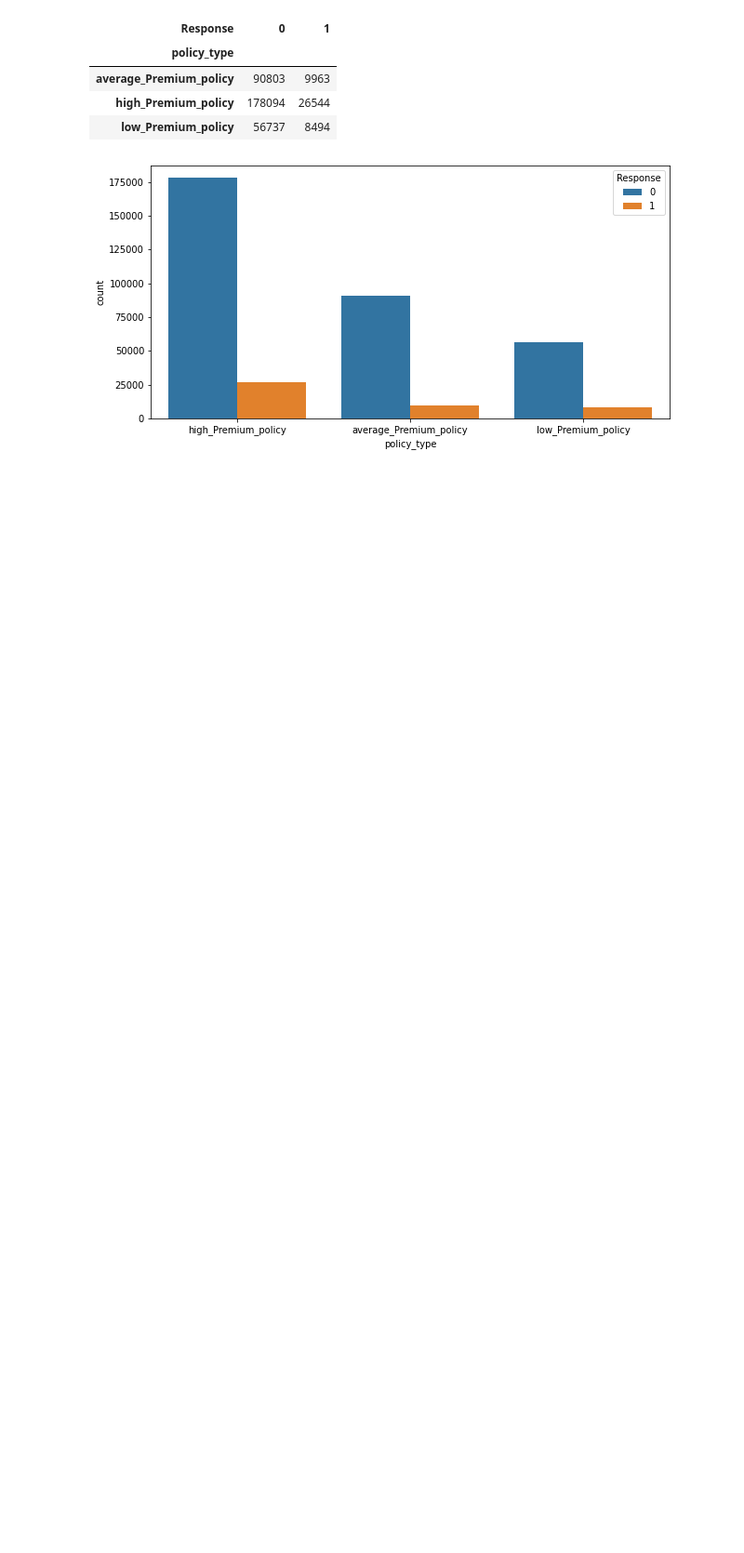
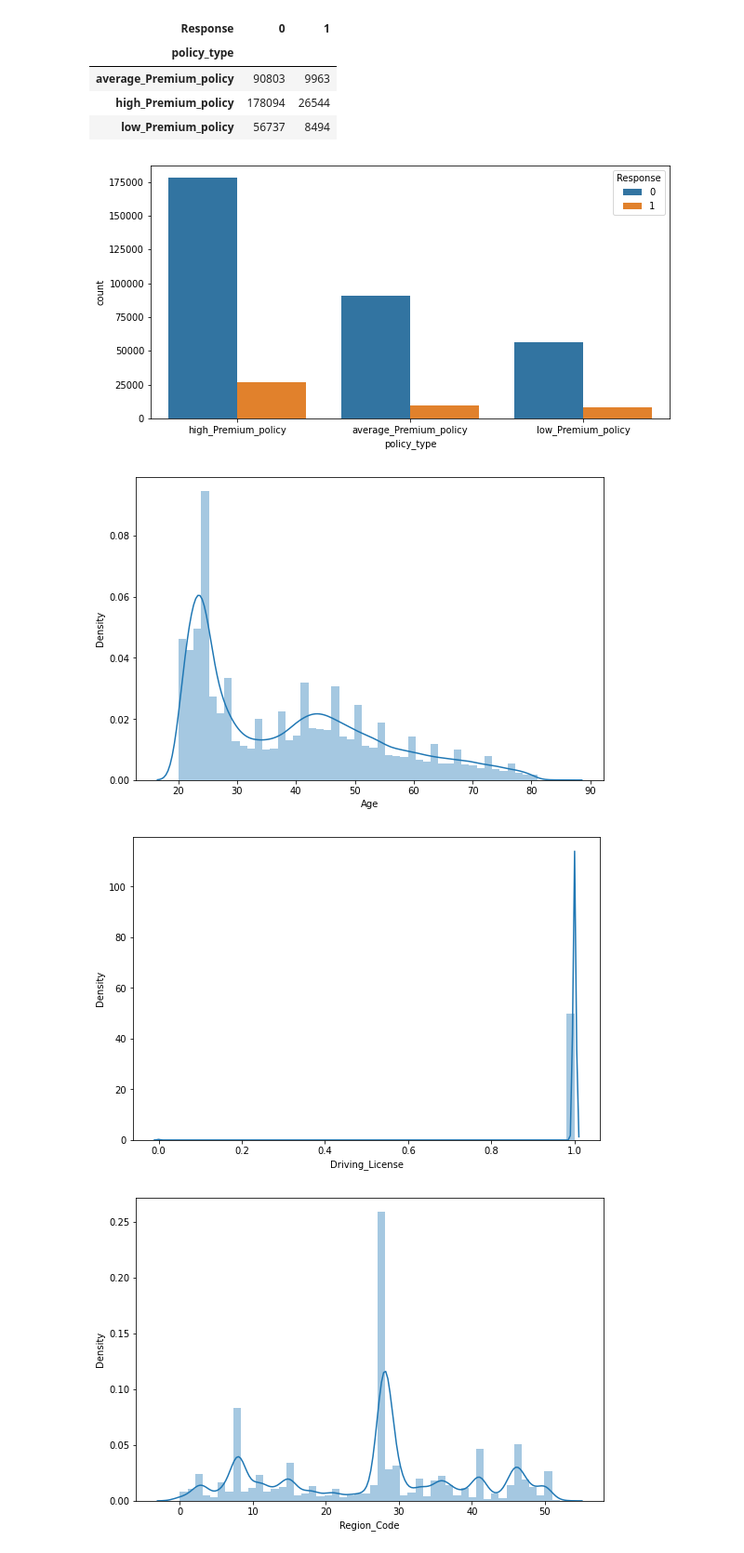
Before and after one commit to aloksingh43/HEALTH_INSURANCE_CROSS_SELL_PREDICTION, a Jupyter notebook: HEALTH_INSURANCE_CROSS_SELL_PREDICTION.ipynb, the cells around one changed output. Shown at 93% size. Cells and saved outputs as stored; diff of their text form; code cells hidden in the pictures; blank space fills up the shorter version.

```diff
--- a/HEALTH_INSURANCE_CROSS_SELL_PREDICTION.ipynb
+++ b/HEALTH_INSURANCE_CROSS_SELL_PREDICTION.ipynb
@@ -375,3 +375,15 @@ plt.figure(figsize = (10, 5))
 sns.countplot(df['policy_type'], hue = df['Response']);
 # %% [output]
 [figure]
+# %%
+# Distribution of features
+for col in df.describe():
+  if col=="Response":
+      pass
+  else:
+    fig = plt.figure(figsize=(9, 6))
+    sns.distplot(df[col])
+# %% [output]
+[figure, added]
+[figure, added]
+[figure, added]
```
Also changed, not shown: parts of 13 cells of this notebook.
